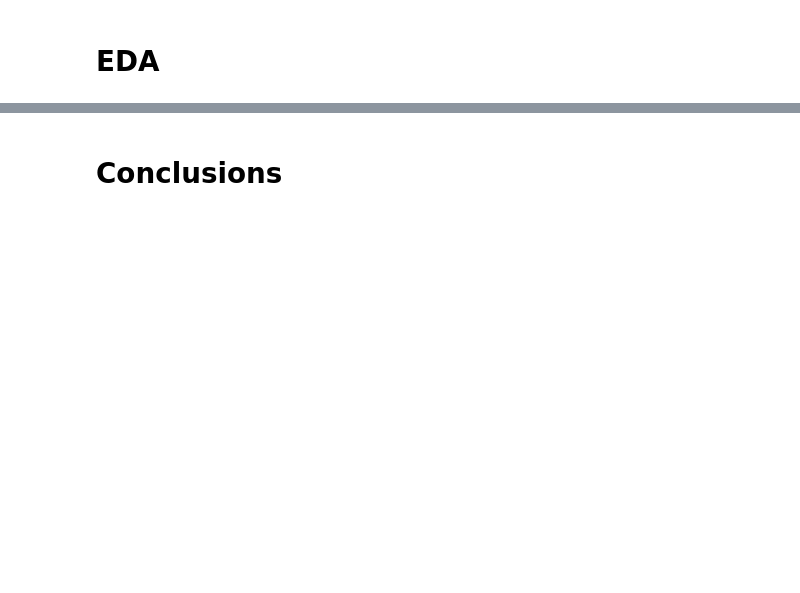
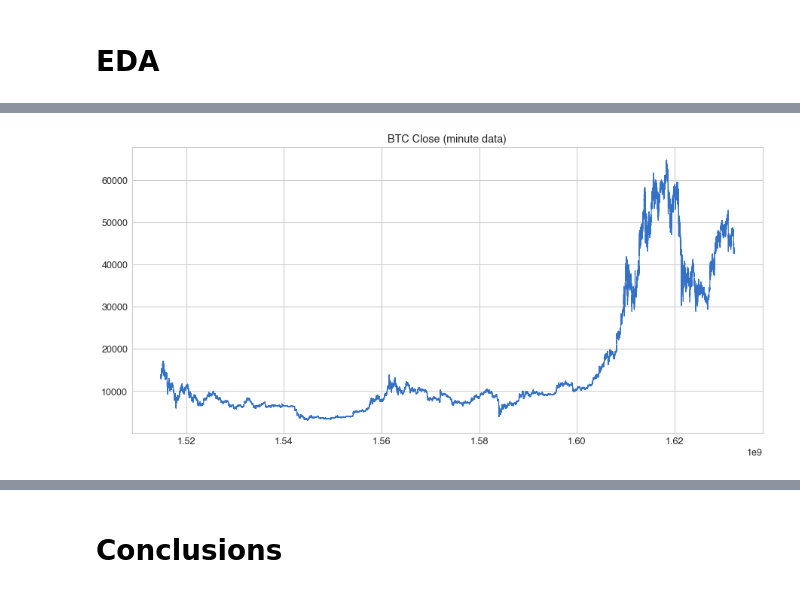
Before and after one commit to mdominguez2010/Kaggle_G_Research_Crypto, a Jupyter notebook: modeling_final.ipynb, the cells around one changed output, grey strips where cells are left out. Saved outputs shown, nothing was run; the diff lists cells and outputs as text; code cells hidden in the pictures; blank space fills up the shorter version.

```diff
--- a/modeling_final.ipynb
+++ b/modeling_final.ipynb
@@ -139,0 +183,4 @@ asset_details = pd.read_csv(data_folder + 'asset_details.csv')
+# %%
+# Let's take at a look at single asset for now (BTC)
+btc_asset_id = 1
+btc = train[train["Asset_ID"] == btc_asset_id].set_index("timestamp")
@@ -139,0 +213,8 @@ asset_details = pd.read_csv(data_folder + 'asset_details.csv')
+# %%
+# Remove the NaNs
+# This will leave gaps in the time-series. But we'll deal with this soon
+btc.dropna(axis=0, inplace=True)
+# %%
+# Use .reindex() to fill the gaps
+btc = btc.reindex(range(btc.index[0], btc.index[-1] + 60, 60), method='pad')
+(btc.index[1:] - btc.index[:-1]).value_counts().head()
@@ -145,0 +296,9 @@ asset_details = pd.read_csv(data_folder + 'asset_details.csv')
+# %%
+# Let's plot the close
+plt.figure(figsize=(15, 7))
+plt.plot(btc.Close)
+plt.title('BTC Close (minute data)')
+plt.grid(True)
+plt.show()
+# %% [output]
+[figure, added]
```
Also changed, not shown: parts of 34 cells of this notebook.
